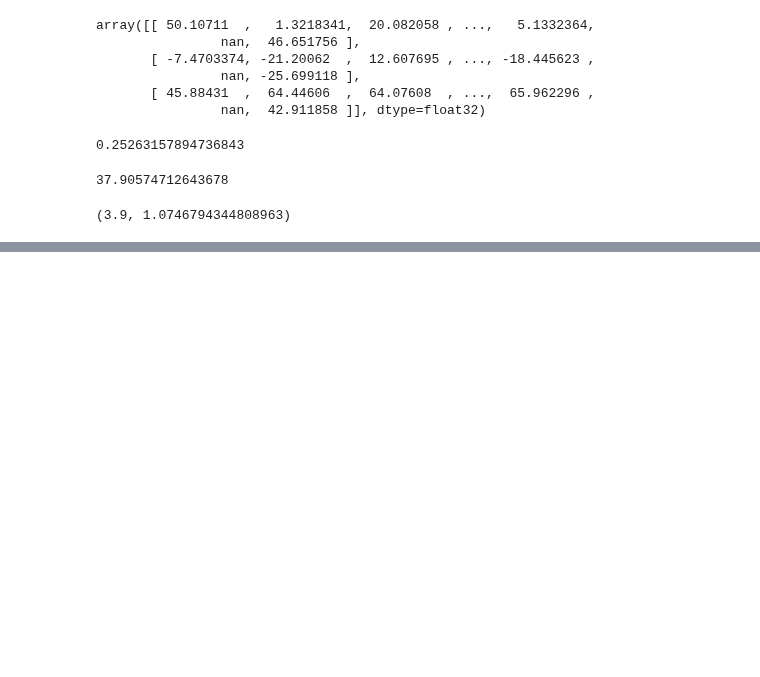
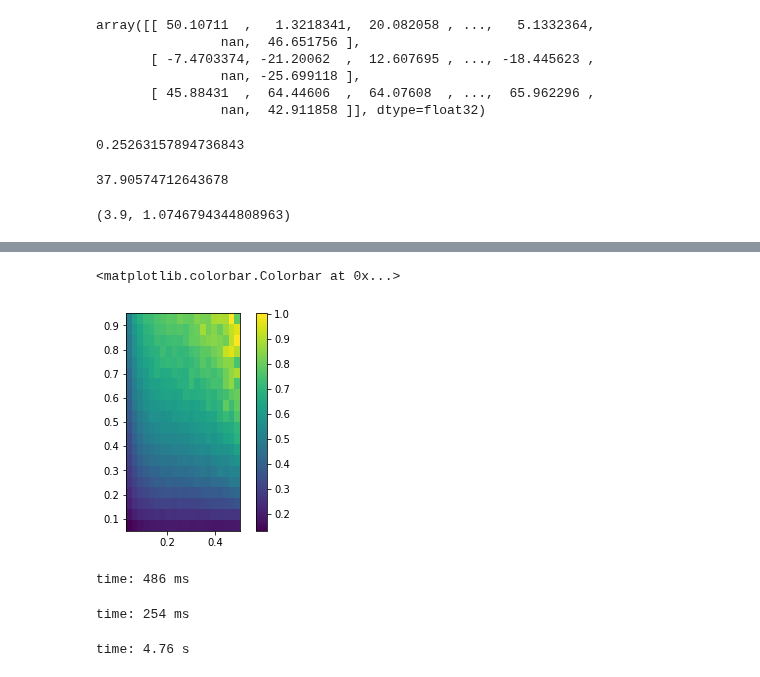
Before and after one commit to peijin94/SunRay, a Jupyter notebook: ray_statistical.ipynb, the cells around one changed output, grey strips where cells are left out. Cells and saved outputs as stored; diff of their text form; code cells hidden in the pictures; blank space fills up the shorter version.

```diff
--- a/ray_statistical.ipynb
+++ b/ray_statistical.ipynb
@@ -143,0 +164,52 @@ r=0.95
+# %%
+plt.imshow(res[1],origin='lower',extent=[np.min(arr_eps),np.max(arr_eps),np.min(arr_alpha),np.max(arr_alpha)])
+plt.colorbar()
+# %% [output]
+<matplotlib.colorbar.Colorbar at 0x...>
+[figure, added]
+time: 486 ms
+# %%
+#single test
+
+
+data  = np.load('datatmp\RUN_[eps0.302]_[alpha0.855].npz')
+
+
+steps_N  =data.f.steps_N
+collect_N =data.f.collect_N
+photon_N =data.f.photon_N
+start_r =data.f.start_r
+start_theta =data.f.start_theta
+start_phi  =data.f.start_phi
+f_ratio  =data.f.f_ratio
+epsilon =data.f.epsilon
+anis =data.f.anis
+asym =data.f.asym
+omega0 = data.f.omega0
+freq0 = data.f.freq0
+t_collect=data.f.t_collect
+tau=data.f.tau
+r_vec_collect_local=data.f.r_vec_collect_local
+k_vec_collect_local=data.f.k_vec_collect_local
+tau_collect_local = data.f.tau_collect_local
+# %% [output]
+time: 254 ms
+# %%
+
+import sunRay.statisticalRays as raystat
+
+(x_im_stat,y_im_stat,t_reach_1au_stat,weights_stat,t_free_stat
+        ) = raystat.collectXYtatR(photon_N,r_vec_collect_local,
+        k_vec_collect_local,t_collect,tau_collect_local,omega0)
+
+(xc,yc,sx,sy,err_xc,err_yc,err_sx,err_sy) = raystat.centroidXYFWHM(
+        x_im_stat,y_im_stat,weights_stat)
+
+(t_bin_center,flux_all,xc_all,yc_all,sx_all,sy_all,err_xc_all,err_yc_all,
+        err_sx_all,err_sy_all) = raystat.variationXYFWHM(x_im_stat,y_im_stat,
+        t_reach_1au_stat,weights_stat,num_t_bins=60)
+
+
+FWHM_range = raystat.FWHM(t_bin_center,flux_all)
+# %% [output]
+time: 4.76 s
```
Also changed, not shown: parts of 4 cells of this notebook, 6 other files.
